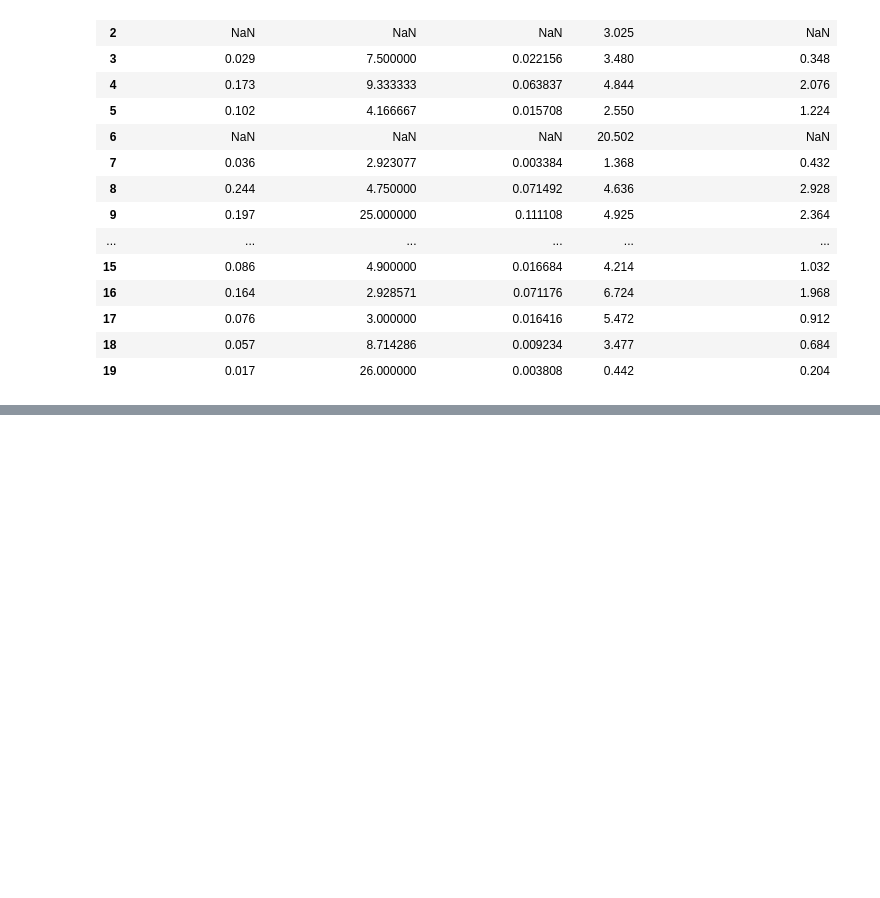
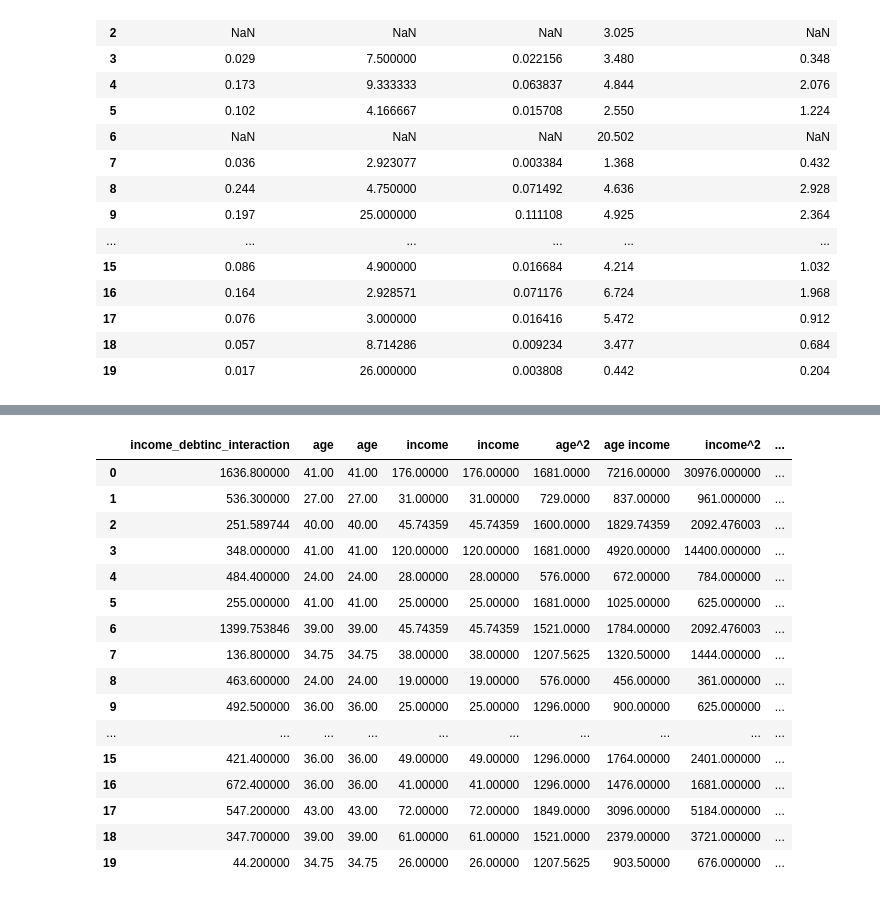
Before and after one commit to matinmahmoudi/Kaggle, a Jupyter notebook: complete-guide-to-transformation-from-a-to-z.ipynb, the cells around one changed output, grey strips where cells are left out. Drawn from its saved outputs; the diff is of its cells as text; code cells hidden in the pictures; blank space fills up the shorter version.

Commit message:
Kaggle Notebook | 🌳 🔄 Complete Guide to Transformation from A to Z | Version 7

```diff
--- a/complete-guide-to-transformation-from-a-to-z.ipynb
+++ b/complete-guide-to-transformation-from-a-to-z.ipynb
@@ -554,0 +567,49 @@ data_domain_features[['debt_to_income_ratio', 'income_per_year_employ', 'credit_
+# %%
+from sklearn.preprocessing import PolynomialFeatures
+from sklearn.impute import SimpleImputer
+import pandas as pd
+
+# Make a copy of the original dataset
+data_stat_features = data.copy()
+
+# Impute missing values with the mean for 'age' and 'income'
+imputer = SimpleImputer(strategy='mean')
+data_stat_features[['age', 'income']] = imputer.fit_transform(data_stat_features[['age', 'income']])
+
+# 1. Interaction Terms
+# Create interaction terms between 'income' and 'debtinc'
+data_stat_features['income_debtinc_interaction'] = data_stat_features['income'] * data_stat_features['debtinc']
+
+# 2. Polynomial Features
+# Create polynomial features for 'age' and 'income'
+poly = PolynomialFeatures(degree=2, include_bias=False)
+poly_features = poly.fit_transform(data_stat_features[['age', 'income']])
+poly_feature_names = poly.get_feature_names_out(['age', 'income'])
+poly_df = pd.DataFrame(poly_features, columns=poly_feature_names, index=data_stat_features.index)
+data_stat_features = pd.concat([data_stat_features, poly_df], axis=1)
+
+# 3. Ratios and Differences
+# Create ratio and difference features between 'creddebt' and 'othdebt'
+data_stat_features['creddebt_othdebt_ratio'] = data_stat_features['creddebt'] / data_stat_features['othdebt']
+data_stat_features['creddebt_othdebt_diff'] = data_stat_features['creddebt'] - data_stat_features['othdebt']
+
+# Display the first 20 rows to verify the new features
+data_stat_features[['income_debtinc_interaction', 'age', 'income', 'age^2', 'age income', 'income^2', 'creddebt_othdebt_ratio', 'creddebt_othdebt_diff']].head(20)
+# %% [output]
+|  | income_debtinc_interaction | age | age | income | income | age^2 | age income | income^2 | ... |
+| 0 | 1636.800000 | 41.00 | 41.00 | 176.00000 | 176.00000 | 1681.0000 | 7216.00000 | 30976.000000 | ... |
+| 1 | 536.300000 | 27.00 | 27.00 | 31.00000 | 31.00000 | 729.0000 | 837.00000 | 961.000000 | ... |
+| 2 | 251.589744 | 40.00 | 40.00 | 45.74359 | 45.74359 | 1600.0000 | 1829.74359 | 2092.476003 | ... |
+| 3 | 348.000000 | 41.00 | 41.00 | 120.00000 | 120.00000 | 1681.0000 | 4920.00000 | 14400.000000 | ... |
+| 4 | 484.400000 | 24.00 | 24.00 | 28.00000 | 28.00000 | 576.0000 | 672.00000 | 784.000000 | ... |
+| 5 | 255.000000 | 41.00 | 41.00 | 25.00000 | 25.00000 | 1681.0000 | 1025.00000 | 625.000000 | ... |
+| 6 | 1399.753846 | 39.00 | 39.00 | 45.74359 | 45.74359 | 1521.0000 | 1784.00000 | 2092.476003 | ... |
+| 7 | 136.800000 | 34.75 | 34.75 | 38.00000 | 38.00000 | 1207.5625 | 1320.50000 | 1444.000000 | ... |
+| 8 | 463.600000 | 24.00 | 24.00 | 19.00000 | 19.00000 | 576.0000 | 456.00000 | 361.000000 | ... |
+| 9 | 492.500000 | 36.00 | 36.00 | 25.00000 | 25.00000 | 1296.0000 | 900.00000 | 625.000000 | ... |
+| ... | ... | ... | ... | ... | ... | ... | ... | ... | ... |
+| 15 | 421.400000 | 36.00 | 36.00 | 49.00000 | 49.00000 | 1296.0000 | 1764.00000 | 2401.000000 | ... |
+| 16 | 672.400000 | 36.00 | 36.00 | 41.00000 | 41.00000 | 1296.0000 | 1476.00000 | 1681.000000 | ... |
+| 17 | 547.200000 | 43.00 | 43.00 | 72.00000 | 72.00000 | 1849.0000 | 3096.00000 | 5184.000000 | ... |
+| 18 | 347.700000 | 39.00 | 39.00 | 61.00000 | 61.00000 | 1521.0000 | 2379.00000 | 3721.000000 | ... |
+| 19 | 44.200000 | 34.75 | 34.75 | 26.00000 | 26.00000 | 1207.5625 | 903.50000 | 676.000000 | ... |
```
Also changed, not shown: parts of 1 cell of this notebook.
